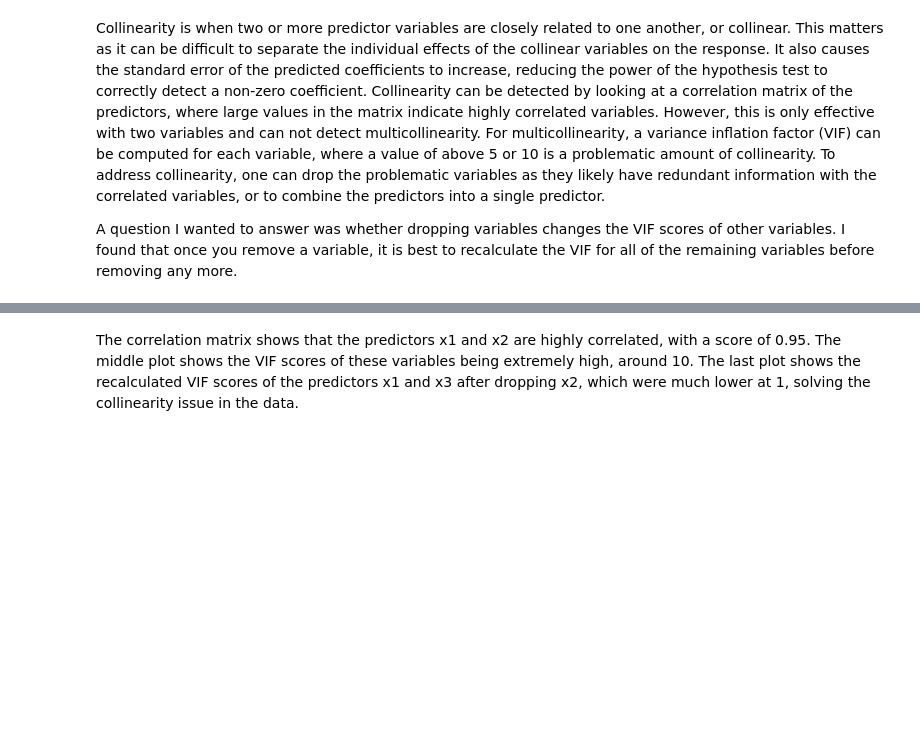
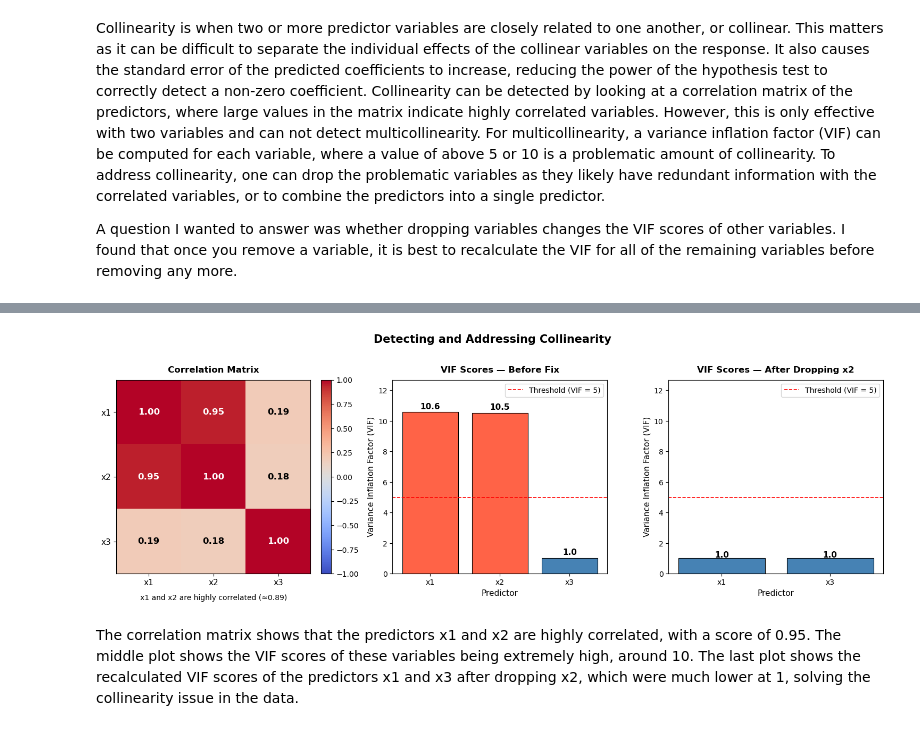
Before and after one commit to avarobillard/assignment-2, a Jupyter notebook: hw2-task1.ipynb, the cells around one changed output, grey strips where cells are left out. Cells and saved outputs as stored; diff of their text form; code cells hidden in the pictures; blank space fills up the shorter version.

```diff
--- a/hw2-task1.ipynb
+++ b/hw2-task1.ipynb
@@ -198,3 +151,71 @@ plt.show()
+# %%
+import numpy as np
+import matplotlib.pyplot as plt
+import pandas as pd
+from statsmodels.stats.outliers_influence import variance_inflation_factor
+
+np.random.seed(42)
+n = 100
+
+x1 = np.random.normal(0, 1, n)
+x2 = x1 + np.random.normal(0, 0.3, n)  # collinear with x1
+x3 = np.random.normal(0, 1, n)          # independent
+y  = 2*x1 + 3*x3 + np.random.normal(0, 1, n)
+
+df       = pd.DataFrame({'x1': x1, 'x2': x2, 'x3': x3})
+df_fixed = df[['x1', 'x3']]
+
+vif_before = [variance_inflation_factor(df.values, i) for i in range(df.shape[1])]
+vif_after  = [variance_inflation_factor(df_fixed.values, i) for i in range(df_fixed.shape[1])]
+
+fig, axes = plt.subplots(1, 3, figsize=(15, 5))
+fig.suptitle("Detecting and Addressing Collinearity", fontsize=15, fontweight='bold', y=1.02)
+
+# 1. Correlation matrix
+corr = df.corr()
+im = axes[0].imshow(corr, vmin=-1, vmax=1, cmap='coolwarm')
+axes[0].set_xticks(range(3)); axes[0].set_yticks(range(3))
+axes[0].set_xticklabels(['x1','x2','x3'], fontsize=11)
+axes[0].set_yticklabels(['x1','x2','x3'], fontsize=11)
+for i in range(3):
+    for j in range(3):
+        axes[0].text(j, i, f"{corr.iloc[i,j]:.2f}", ha='center', va='center',
+                     fontsize=12, fontweight='bold',
+                     color='white' if abs(corr.iloc[i,j]) > 0.5 else 'black')
+axes[0].set_title("Correlation Matrix", fontsize=12, fontweight='bold', pad=10)
+axes[0].set_xlabel("x1 and x2 are highly correlated (≈0.89)", fontsize=10, labelpad=10)
+plt.colorbar(im, ax=axes[0], fraction=0.046)
+
+# 2. VIF before
+colors_before = ['tomato' if v > 5 else 'steelblue' for v in vif_before]
+bars = axes[1].bar(['x1','x2','x3'], vif_before, color=colors_before, edgecolor='black', linewidth=0.8)
+axes[1].axhline(5, color='red', linestyle='--', linewidth=1.2, label='Threshold (VIF = 5)')
+for bar, v in zip(bars, vif_before):
+    axes[1].text(bar.get_x() + bar.get_width()/2, bar.get_height() + 0.2,
+                 f'{v:.1f}', ha='center', fontsize=11, fontweight='bold')
+axes[1].set_title("VIF Scores — Before Fix", fontsize=12, fontweight='bold', pad=10)
+axes[1].set_xlabel("Predictor", fontsize=11)
+axes[1].set_ylabel("Variance Inflation Factor (VIF)", fontsize=11)
+axes[1].legend(fontsize=10)
+axes[1].set_ylim(0, max(vif_before) * 1.2)
+
+# 3. VIF after
+bars = axes[2].bar(['x1','x3'], vif_after, color='steelblue', edgecolor='black', linewidth=0.8)
+axes[2].axhline(5, color='red', linestyle='--', linewidth=1.2, label='Threshold (VIF = 5)')
+for bar, v in zip(bars, vif_after):
+    axes[2].text(bar.get_x() + bar.get_width()/2, bar.get_height() + 0.02,
+                 f'{v:.1f}', ha='center', fontsize=11, fontweight='bold')
+axes[2].set_title("VIF Scores — After Dropping x2", fontsize=12, fontweight='bold', pad=10)
+axes[2].set_xlabel("Predictor", fontsize=11)
+axes[2].set_ylabel("Variance Inflation Factor (VIF)", fontsize=11)
+axes[2].legend(fontsize=10)
+axes[2].set_ylim(0, max(vif_before) * 1.2)  # same y-axis scale for easy comparison
+
+plt.tight_layout()
+plt.savefig("collinearity.png", dpi=150, bbox_inches='tight')
+plt.show()
+# %% [output]
+[figure, added]
 # %% [markdown]
 The correlation matrix shows that the predictors x1 and x2 are highly correlated, with a score of 0.95. The middle plot shows the VIF scores of these variables being extremely high, around 10. The last plot shows the recalculated VIF scores of the predictors x1 and x3 after dropping x2, which were much lower at 1, solving the collinearity issue in the data.
 # %% [markdown]
```
Also changed, not shown: parts of 3 cells of this notebook, 1 other file.
